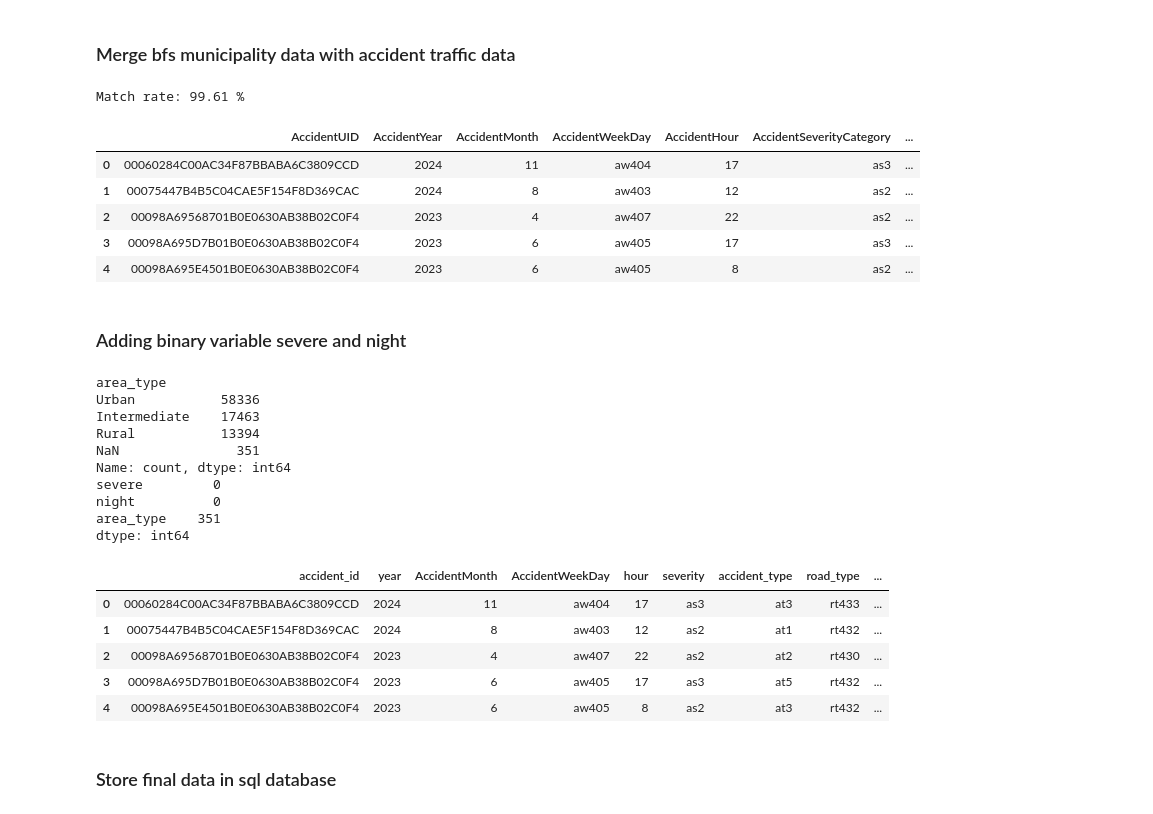
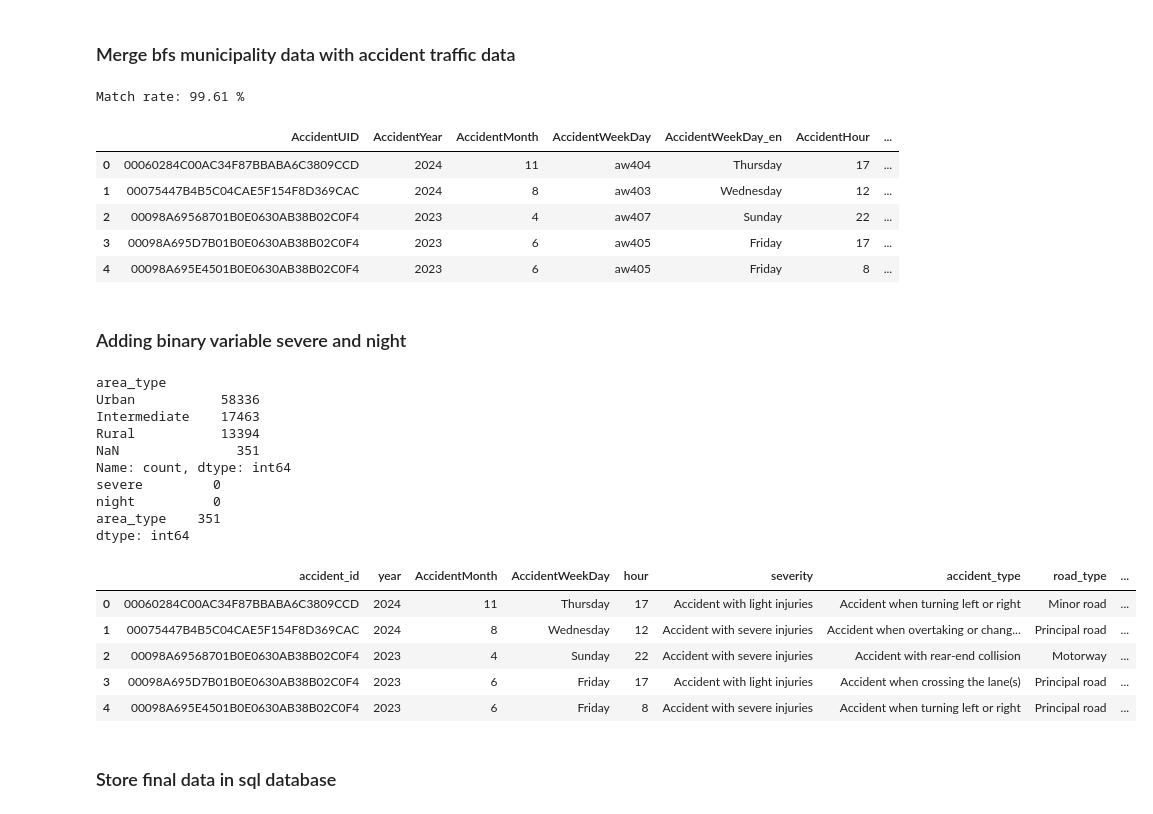
Before and after one commit to Emamnuelwalter/swiss-road-accident-severity, a Jupyter notebook: nootebooks/01_data.ipynb, the cells around one changed output. Saved outputs shown, nothing was run; the diff lists cells and outputs as text; code cells hidden in the pictures.

```diff
--- a/nootebooks/01_data.ipynb
+++ b/nootebooks/01_data.ipynb
@@ -117,10 +117,14 @@ columns = [
     "AccidentYear",
     "AccidentMonth",
     "AccidentWeekDay",
+    "AccidentWeekDay_en",
     "AccidentHour",
     "AccidentSeverityCategory",
+    "AccidentSeverityCategory_en",
     "AccidentType",
+    "AccidentType_en",
     "RoadType",
+    "RoadType_en",
     "MunicipalityCode",
     "CantonCode",
     "AccidentLocation_CHLV95_E",
@@ -340,12 +345,12 @@ print("Match rate:", round(df_merged["urban_rural"].notna().mean() * 100, 2), "%
 display(df_merged.head())
 # %% [output]
 Match rate: 99.61 %
-|  | AccidentUID | AccidentYear | AccidentMonth | AccidentWeekDay | AccidentHour | AccidentSeverityCategory | ... |
-| 0 | 00060284C00AC34F87BBABA6C3809CCD | 2024 | 11 | aw404 | 17 | as3 | ... |
-| 1 | 00075447B4B5C04CAE5F154F8D369CAC | 2024 | 8 | aw403 | 12 | as2 | ... |
-| 2 | 00098A69568701B0E0630AB38B02C0F4 | 2023 | 4 | aw407 | 22 | as2 | ... |
-| 3 | 00098A695D7B01B0E0630AB38B02C0F4 | 2023 | 6 | aw405 | 17 | as3 | ... |
-| 4 | 00098A695E4501B0E0630AB38B02C0F4 | 2023 | 6 | aw405 | 8 | as2 | ... |
+|  | AccidentUID | AccidentYear | AccidentMonth | AccidentWeekDay | AccidentWeekDay_en | AccidentHour | ... |
+| 0 | 00060284C00AC34F87BBABA6C3809CCD | 2024 | 11 | aw404 | Thursday | 17 | ... |
+| 1 | 00075447B4B5C04CAE5F154F8D369CAC | 2024 | 8 | aw403 | Wednesday | 12 | ... |
+| 2 | 00098A69568701B0E0630AB38B02C0F4 | 2023 | 4 | aw407 | Sunday | 22 | ... |
+| 3 | 00098A695D7B01B0E0630AB38B02C0F4 | 2023 | 6 | aw405 | Friday | 17 | ... |
+| 4 | 00098A695E4501B0E0630AB38B02C0F4 | 2023 | 6 | aw405 | Friday | 8 | ... |
 # %% [markdown]
 ### Adding binary variable severe and night
 # %%
@@ -368,38 +373,49 @@ df_final["hour"] = pd.to_numeric(df_final["hour"], errors="coerce")
 df_final["night"] = (
     (df_final["hour"] >= 22) | (df_final["hour"] < 6)
 ).astype("Int64")
 
 df_final.loc[~df_final["hour"].between(0, 23), "night"] = pd.NA
 
 df_final["area_type"] = df_final["urban_rural"].map({
     1: "Urban",
     2: "Intermediate",
     3: "Rural"
 })
 
+# Use the English labels supplied by ASTRA after deriving severe from the codes.
+english_labels = {
+    "AccidentWeekDay": "AccidentWeekDay_en",
+    "severity": "AccidentSeverityCategory_en",
+    "accident_type": "AccidentType_en",
+    "road_type": "RoadType_en"
+}
+for column, label_column in english_labels.items():
+    df_final[column] = df_final[label_column]
+df_final = df_final.drop(columns=list(english_labels.values()))
+
 df_final = df_final.drop(columns=["_merge"], errors="ignore")
 
 print(df_final["area_type"].value_counts(dropna=False))
 print(df_final[["severe", "night", "area_type"]].isna().sum())
 
 display(df_final.head())
 # %% [output]
 area_type
 Urban           58336
 Intermediate    17463
 Rural           13394
 NaN               351
 Name: count, dtype: int64
 severe         0
 night          0
 area_type    351
 dtype: int64
 |  | accident_id | year | AccidentMonth | AccidentWeekDay | hour | severity | accident_type | road_type | ... |
-| 0 | 00060284C00AC34F87BBABA6C3809CCD | 2024 | 11 | aw404 | 17 | as3 | at3 | rt433 | ... |
-| 1 | 00075447B4B5C04CAE5F154F8D369CAC | 2024 | 8 | aw403 | 12 | as2 | at1 | rt432 | ... |
-| 2 | 00098A69568701B0E0630AB38B02C0F4 | 2023 | 4 | aw407 | 22 | as2 | at2 | rt430 | ... |
-| 3 | 00098A695D7B01B0E0630AB38B02C0F4 | 2023 | 6 | aw405 | 17 | as3 | at5 | rt432 | ... |
-| 4 | 00098A695E4501B0E0630AB38B02C0F4 | 2023 | 6 | aw405 | 8 | as2 | at3 | rt432 | ... |
+| 0 | 00060284C00AC34F87BBABA6C3809CCD | 2024 | 11 | Thursday | 17 | Accident with light injuries | Accident when turning left or right | Minor road | ... |
+| 1 | 00075447B4B5C04CAE5F154F8D369CAC | 2024 | 8 | Wednesday | 12 | Accident with severe injuries | Accident when overtaking or chang... | Principal road | ... |
+| 2 | 00098A69568701B0E0630AB38B02C0F4 | 2023 | 4 | Sunday | 22 | Accident with severe injuries | Accident with rear-end collision | Motorway | ... |
+| 3 | 00098A695D7B01B0E0630AB38B02C0F4 | 2023 | 6 | Friday | 17 | Accident with light injuries | Accident when crossing the lane(s) | Principal road | ... |
+| 4 | 00098A695E4501B0E0630AB38B02C0F4 | 2023 | 6 | Friday | 8 | Accident with severe injuries | Accident when turning left or right | Principal road | ... |
 # %% [markdown]
 ### Store final data in sql database
 # %%
```
Also changed, not shown: parts of 3 cells of this notebook, 2 other files.
